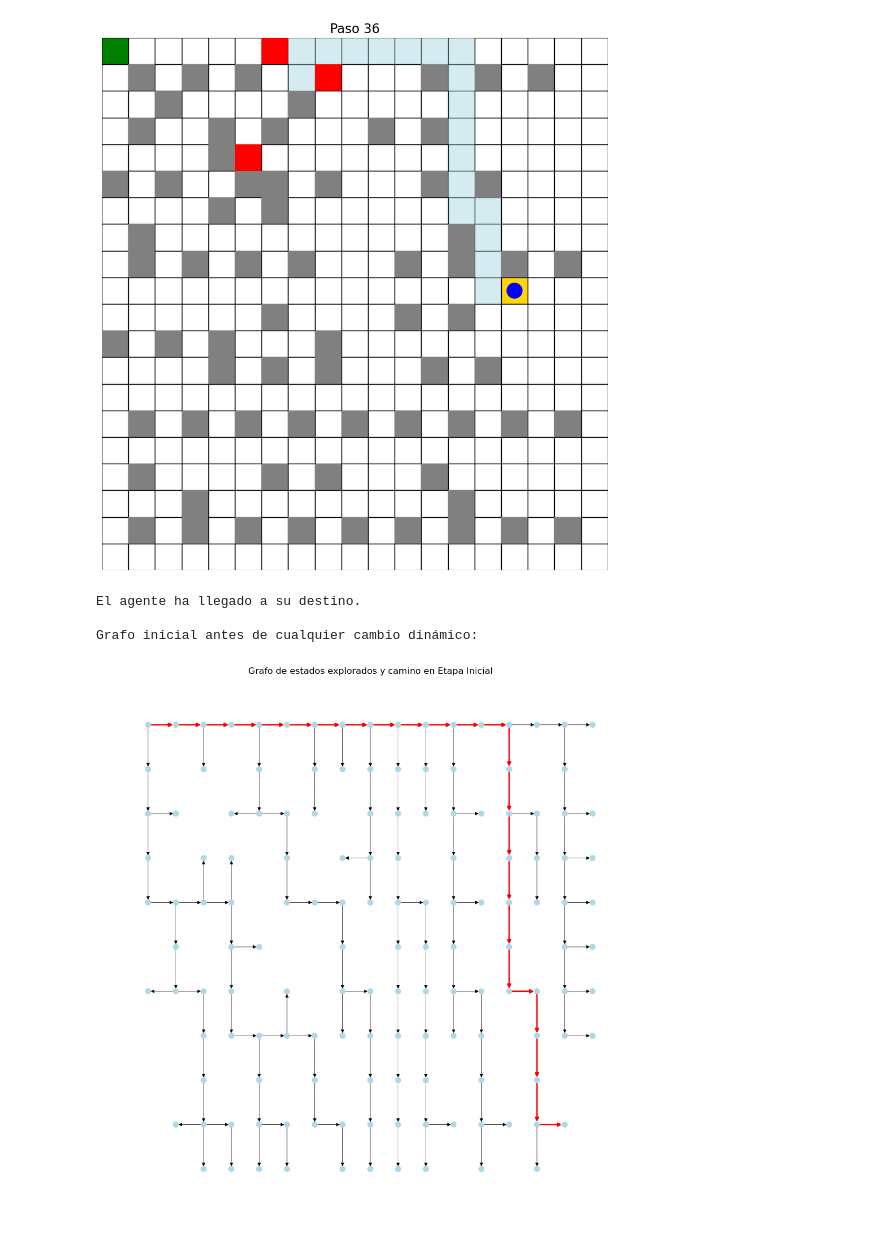
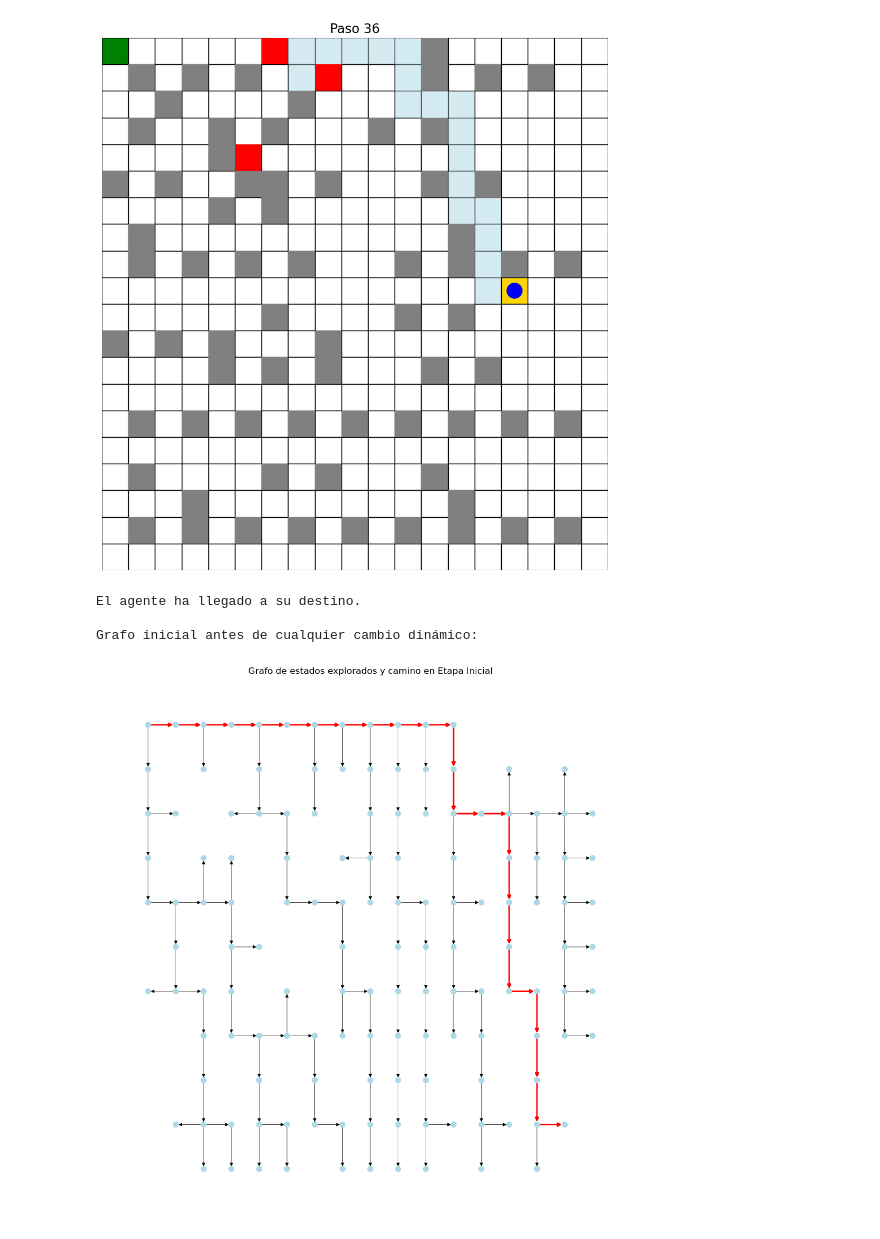
Before and after one commit to GoldHood/DynamicMazeAstar, a Jupyter notebook: DynamicMazeAstar.ipynb, the cells around one changed output. Drawn from its saved outputs; the diff is of its cells as text; code cells hidden in the pictures.

```diff
--- a/DynamicMazeAstar.ipynb
+++ b/DynamicMazeAstar.ipynb
@@ -10,7 +10,7 @@ import pandas as pd  # Para generar la tabla de pasos
 
 # Definición del laberinto ampliado
 initial_maze_data = [
-    'S000000000000000000',
+    'S00000000000x000000',
     '0x0x0x000000x0x0x00',
     '00x0000x00000000000',
     '0x00x0x000x0x000000',
@@ -338,35 +338,35 @@ if __name__ == "__main__":
 
         # Mostrar los grafos de cada etapa
         print("\nGrafo inicial antes de cualquier cambio dinámico:")
         save_graph_stage(initial_graph, initial_path_states, "Etapa Inicial")
         print(f"Total de nodos explorados en Etapa Inicial: {len(initial_graph.nodes())}")
 
         print("\nGrafo después del primer cambio dinámico:")
         save_graph_stage(graph_stage1, path_stage1, "Primer Cambio Dinámico")
         print(f"Total de nodos explorados en Primer Cambio Dinámico: {len(graph_stage1.nodes())}")
 
         print("\nGrafo después del segundo cambio dinámico:")
         save_graph_stage(graph_stage2, path_stage2, "Segundo Cambio Dinámico")
         print(f"Total de nodos explorados en Segundo Cambio Dinámico: {len(graph_stage2.nodes())}")
 
         print("\nGrafo después del tercer cambio dinámico:")
         save_graph_stage(graph_stage3, path_stage3, "Tercer Cambio Dinámico")
         print(f"Total de nodos explorados en Tercer Cambio Dinámico: {len(graph_stage3.nodes())}")
 
         print("\nGrafo final después de todos los cambios:")
         save_graph_stage(final_graph, final_path_states, "Etapa Final")
         print(f"Total de nodos explorados en Etapa Final: {len(final_graph.nodes())}")
 
         # Generamos y mostramos la tabla
         df = pd.DataFrame(table_data)
         pd.set_option('display.max_colwidth', None)
         print("Tabla de estados y acciones:")
         print(df.to_csv(sep=';', index=False))
     else:
         print("No se encontró una solución.")
 # %% [output]
-[figure, old version]
+[figure, new version]
 El agente ha llegado a su destino.
 
 Grafo inicial antes de cualquier cambio dinámico:
-[figure, old version]
+[figure, new version]
```
Also changed, not shown: parts of 1 cell of this notebook, 1 other file.
